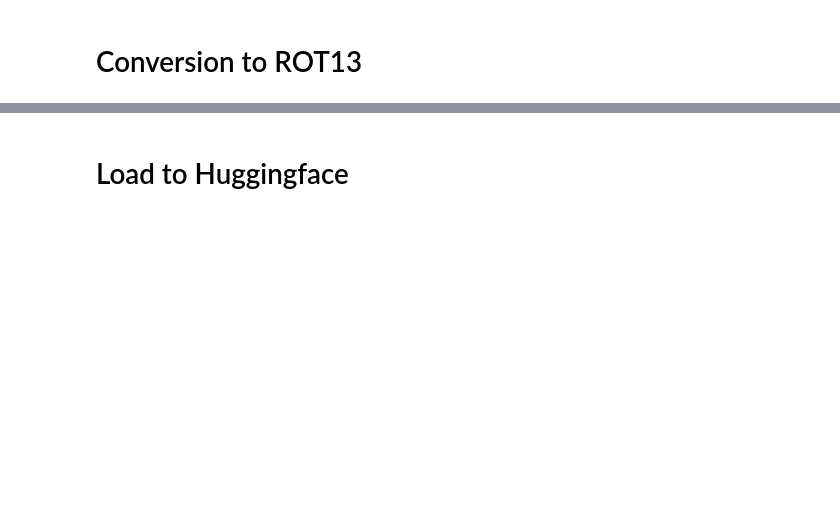
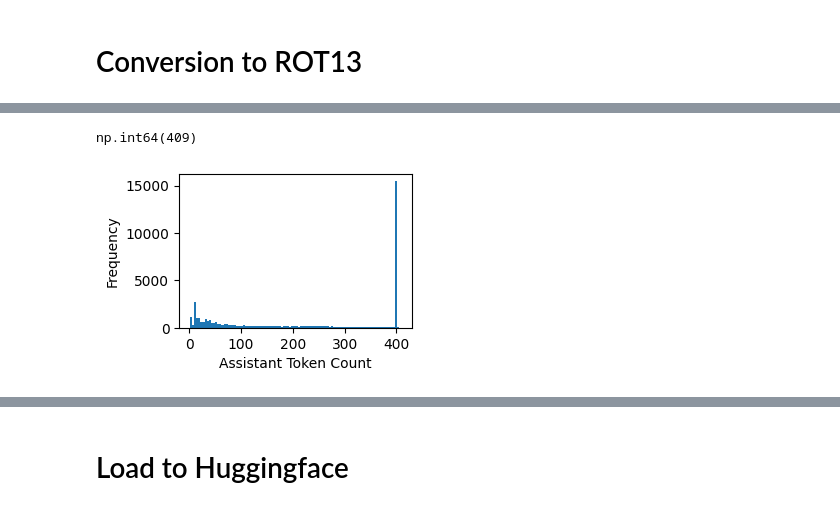
Before and after one commit to chingf/encoded_reasoning, a Jupyter notebook: convert_to_rot13.ipynb, the cells around one changed output, grey strips where cells are left out. Saved outputs shown, nothing was run; the diff lists cells and outputs as text; code cells hidden in the pictures; blank space fills up the shorter version.

```diff
--- a/convert_to_rot13.ipynb
+++ b/convert_to_rot13.ipynb
@@ -108,3 +143,14 @@ np.int64(200)
+# %%
+counts = content_token_counts(dataset, tokenizer)
+counts = np.array(counts)
+plt.figure(figsize=(3,2))
+plt.hist(counts, bins=100)
+plt.xlabel('Assistant Token Count')
+plt.ylabel('Frequency')
+counts.max()
+# %% [output]
+np.int64(409)
+[figure, added]
 # %%
 new_hf_dataset[0]
 # %% [output]
```
Also changed, not shown: parts of 21 cells of this notebook, 1 other file.
